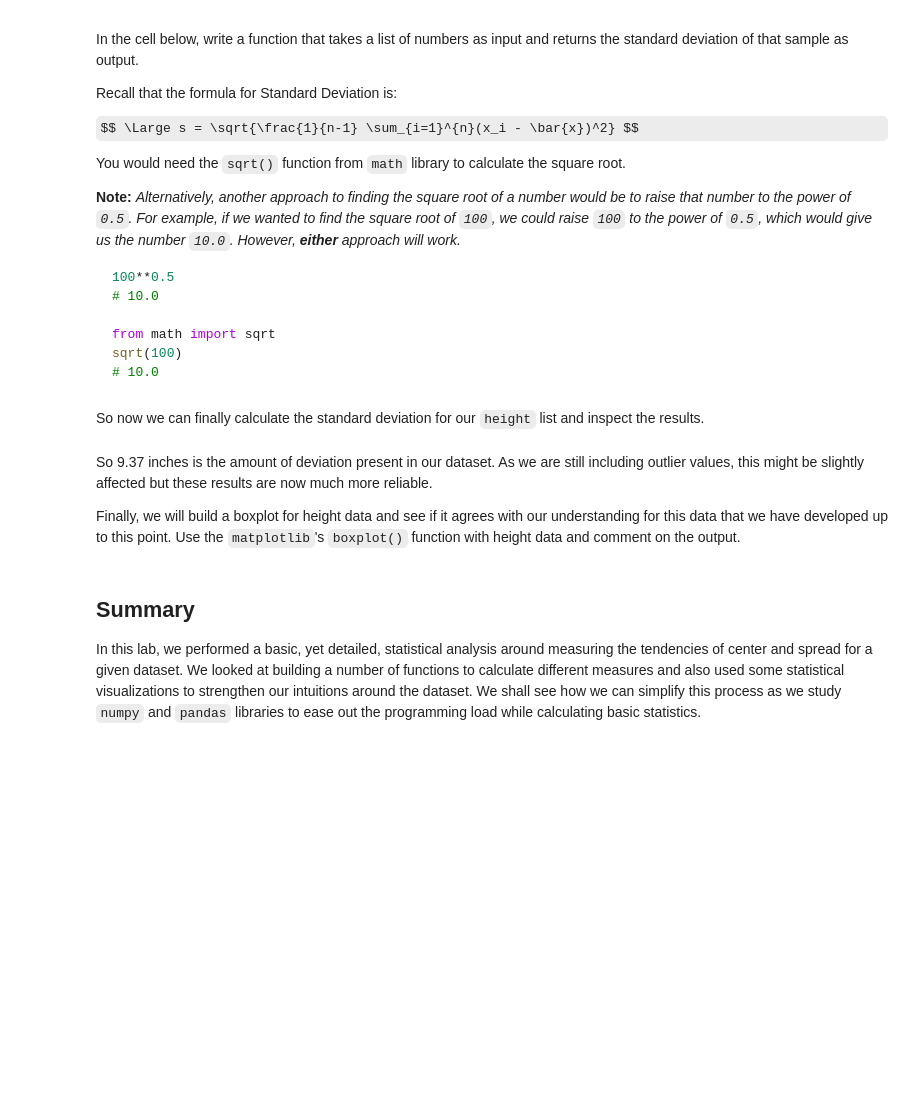
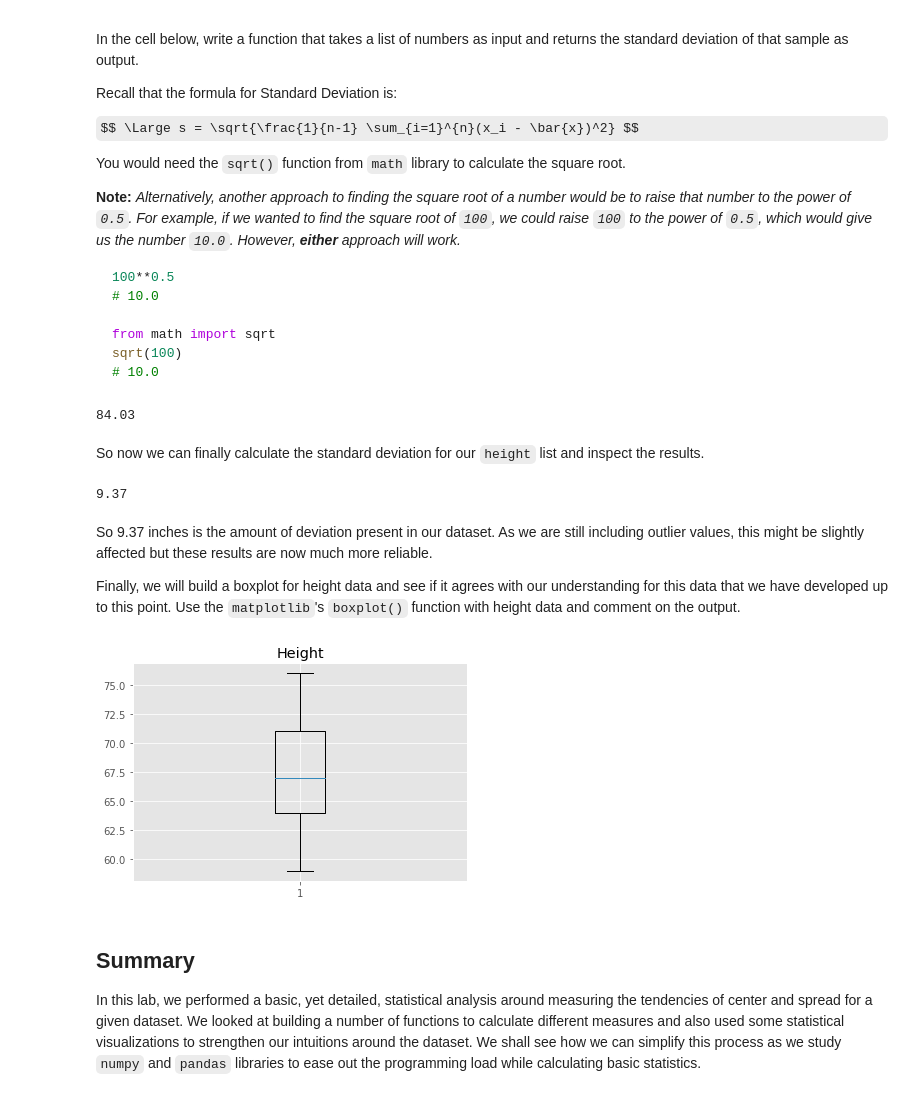
Before and after one commit to threnjen/dsc-implementing-statistics-with-functions-lab-online-ds-sp-000, a Jupyter notebook: index.ipynb, the cells around one changed output. Saved outputs shown, nothing was run; the diff lists cells and outputs as text; code cells hidden in the pictures; some formulas as TeX source; blank space fills up the shorter version.

```diff
--- a/index.ipynb
+++ b/index.ipynb
@@ -337,10 +354,7 @@ sqrt(100)
 from math import sqrt
 
 def get_stddev(list):
-
-    mean = None
-
-    stddev = None
+    stddev = sqrt(get_variance(list))
 
     return round(stddev, 2)
 
@@ -348,12 +362,19 @@ test = [120,112,131,211,312,90]
 
 print (get_stddev(test))
 # 84.03
+# %% [output]
+84.03
 # %% [markdown]
 So now we can finally calculate the standard deviation for our `height` list and inspect the results.
 # %%
 # Calculate the standard deviation of our original height list
 
+stand_dev_height = get_stddev(height)
+print(stand_dev_height)
+
 # 9.37
+# %% [output]
+9.37
 # %% [markdown]
 So 9.37 inches is the amount of deviation present in our dataset. As we are still including outlier values, this might be slightly affected but these results are now much more reliable.
 
@@ -363,3 +382,15 @@ Finally, we will build a boxplot for height data and see if it agrees with our u
+# %%
+# boxplot here
+import matplotlib.pyplot as plt
+%matplotlib inline
+
+plt.style.use('ggplot') # for viewing a grid on plot
+x = height
+plt.boxplot(x, showfliers=False)
+plt.title ("Height")
+plt.show()
+# %% [output]
+[figure, added]
 # %% [markdown]
 ## Summary
 
```
Also changed, not shown: parts of 3 cells of this notebook.
